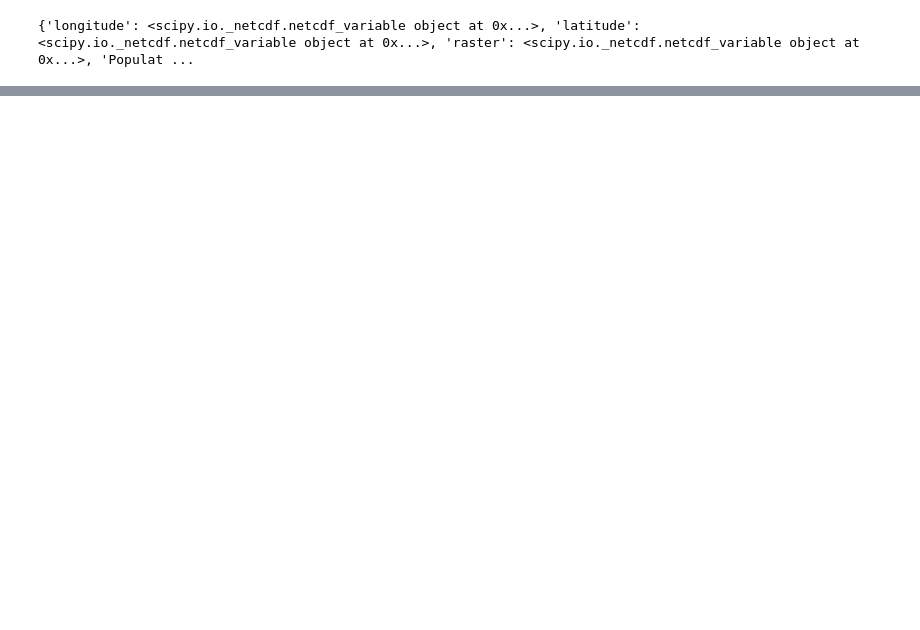
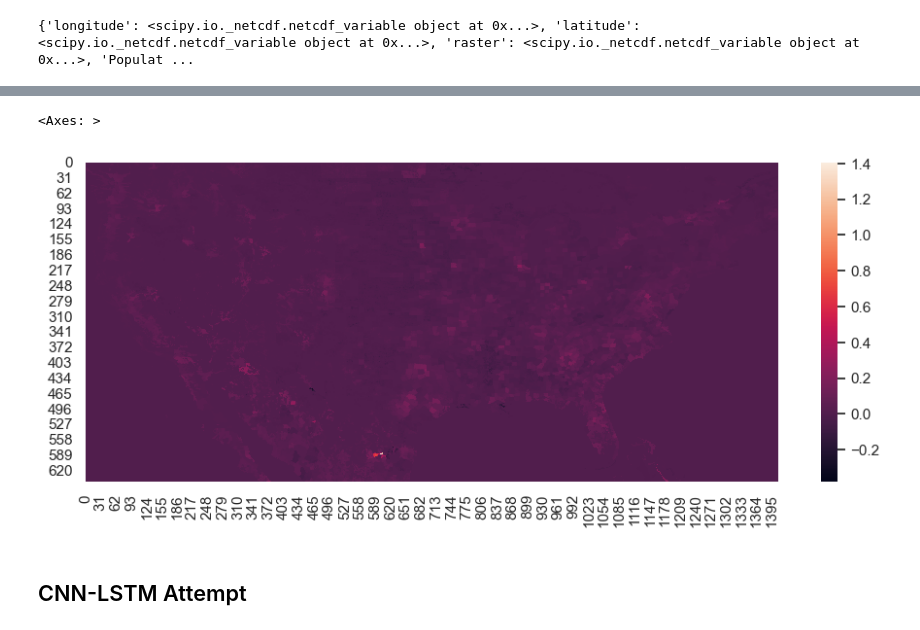
Before and after one commit to nmadev/HVACEnergyConsumptionForecasting, a Jupyter notebook: Pop_Density.ipynb, the cells around one changed output, grey strips where cells are left out. Saved outputs shown, nothing was run; the diff lists cells and outputs as text; code cells hidden in the pictures; blank space fills up the shorter version.

```diff
--- a/Pop_Density.ipynb
+++ b/Pop_Density.ipynb
@@ -37,0 +125,8 @@ sns.heatmap(np_pop_density_2000, vmin=0, vmax=4.5)
+# %%
+i = 4
+sns.heatmap(reconstruct_grid(full_data[:,i,:,:]) - reconstruct_grid(full_data[:,i-1,:,:]))
+# %% [output]
+<Axes: >
+[figure, added]
+# %% [markdown]
+## CNN-LSTM Attempt
```
Also changed, not shown: parts of 34 cells of this notebook, 50 other files.
